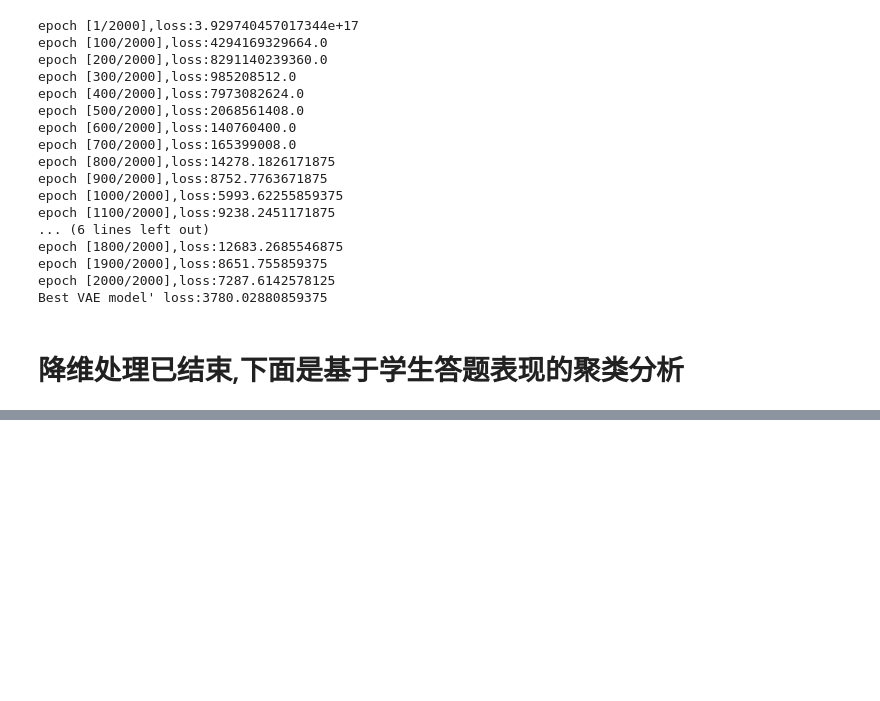
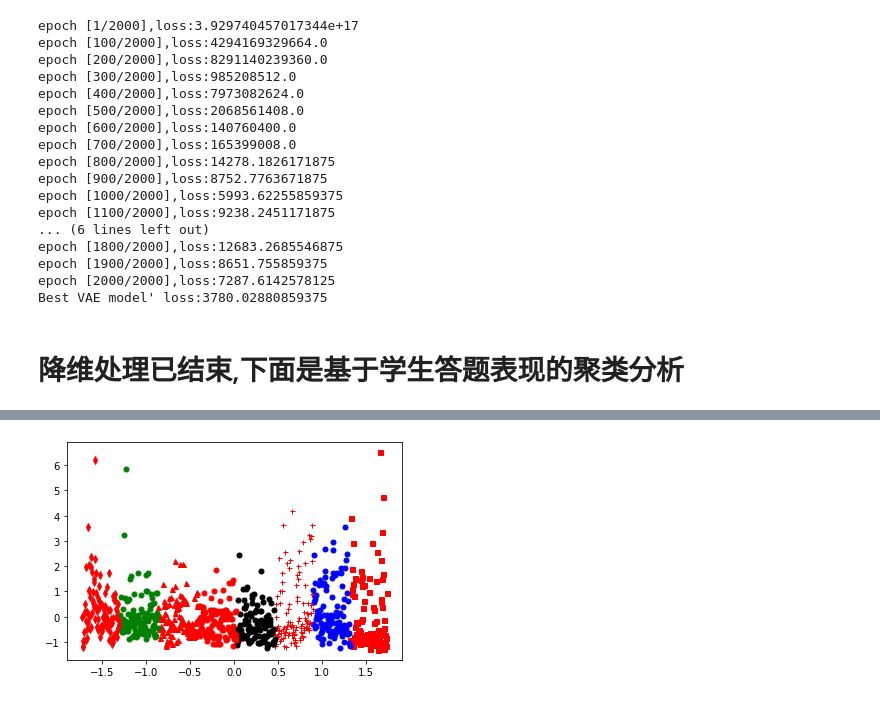
Before and after one commit to NJU181098100h/data-science, a Jupyter notebook: workspace.ipynb, the cells around one changed output, grey strips where cells are left out. Saved outputs shown, nothing was run; the diff lists cells and outputs as text; code cells hidden in the pictures; blank space fills up the shorter version.

```diff
--- a/workspace.ipynb
+++ b/workspace.ipynb
@@ -812,0 +967,9 @@ def getGoodnessOfCase(caseId):
+# %%
+data=cases_pca_2_dim.iloc[:,1:].values
+j=0
+for i in km_pca_4_dim.labels_:
+    plt.plot([data[j:j+1,0]], [data[j:j+1,1]], mark[i], markersize = 5)
+    j+=1
+plt.show()
+# %% [output]
+[figure, added]
```
Also changed, not shown: parts of 7 cells of this notebook, 3 other files.
